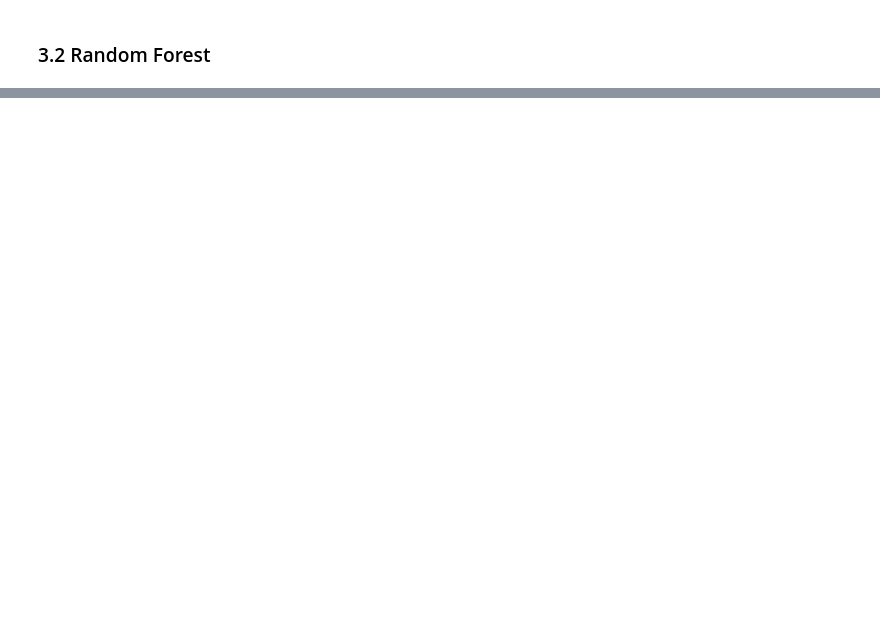
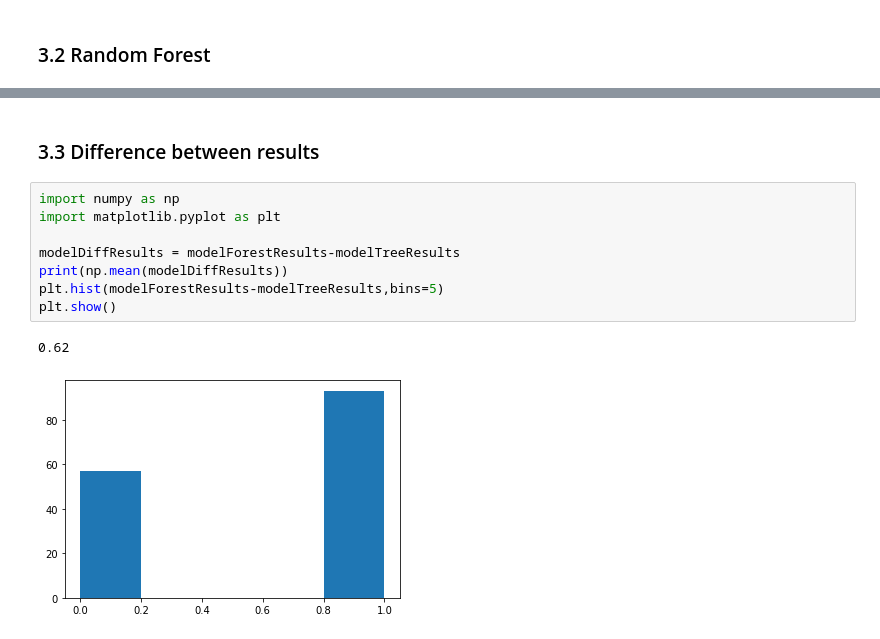
Before and after one commit to janvandenschilden/practiceML, a Jupyter notebook: 2022-02-24_statistically-compare-models/2022-02-24_statistically-compare-models.ipynb, the cells around one changed output, grey strips where cells are left out. Saved outputs shown, nothing was run; the diff lists cells and outputs as text; blank space fills up the shorter version.

```diff
--- a/2022-02-24_statistically-compare-models/2022-02-24_statistically-compare-models.ipynb
+++ b/2022-02-24_statistically-compare-models/2022-02-24_statistically-compare-models.ipynb
@@ -92,0 +93,13 @@ plt.show()
+# %% [markdown]
+### 3.3 Difference between results
+# %%
+import numpy as np
+import matplotlib.pyplot as plt
+
+modelDiffResults = modelForestResults-modelTreeResults
+print(np.mean(modelDiffResults))
+plt.hist(modelForestResults-modelTreeResults,bins=5)
+plt.show()
+# %% [output]
+0.62
+[figure, added]
```
Also changed, not shown: parts of 71 cells of this notebook, 2 other files.
